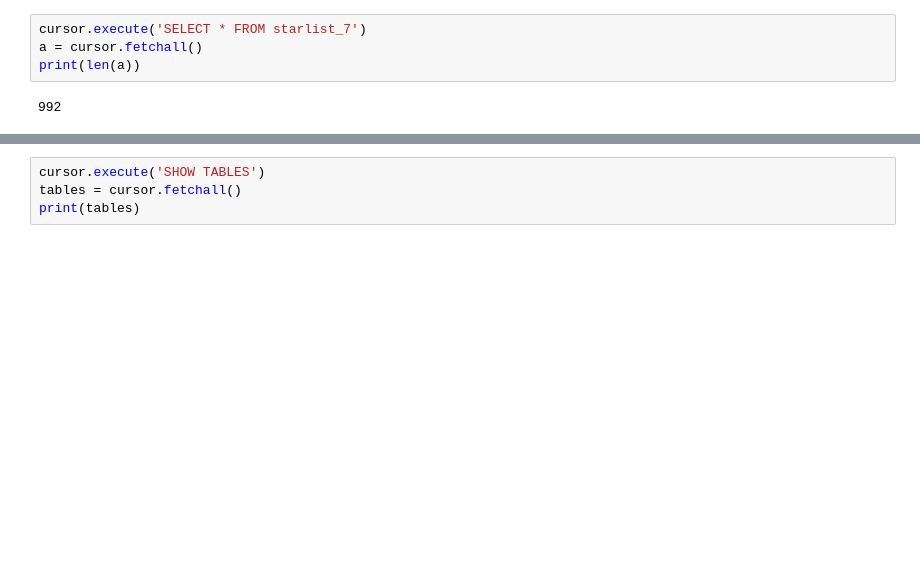
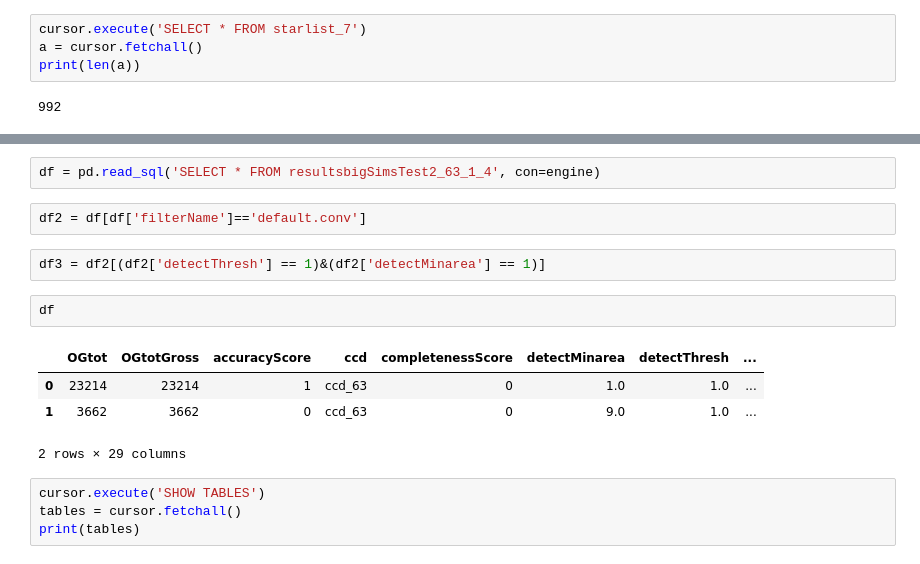
Before and after one commit to mj1e16lsst/keplerPhotometry, a Jupyter notebook: repo-updateStarlist-pyversion.ipynb, the cells around one changed output, grey strips where cells are left out. Saved outputs shown, nothing was run; the diff lists cells and outputs as text; blank space fills up the shorter version.

```diff
--- a/repo-updateStarlist-pyversion.ipynb
+++ b/repo-updateStarlist-pyversion.ipynb
@@ -30,3 +48,16 @@ print(len(a))
+# %%
+df = pd.read_sql('SELECT * FROM resultsbigSimsTest2_63_1_4', con=engine)
+# %%
+df2 = df[df['filterName']=='default.conv']
+# %%
+df3 = df2[(df2['detectThresh'] == 1)&(df2['detectMinarea'] == 1)]
+# %%
+df
+# %% [output]
+|  | OGtot | OGtotGross | accuracyScore | ccd | completenessScore | detectMinarea | detectThresh | ... |
+| 0 | 23214 | 23214 | 1 | ccd_63 | 0 | 1.0 | 1.0 | ... |
+| 1 | 3662 | 3662 | 0 | ccd_63 | 0 | 9.0 | 1.0 | ... |
+2 rows × 29 columns
 # %%
 cursor.execute('SHOW TABLES')
 tables = cursor.fetchall()
```
Also changed, not shown: parts of 3 cells of this notebook, 13 other files.
